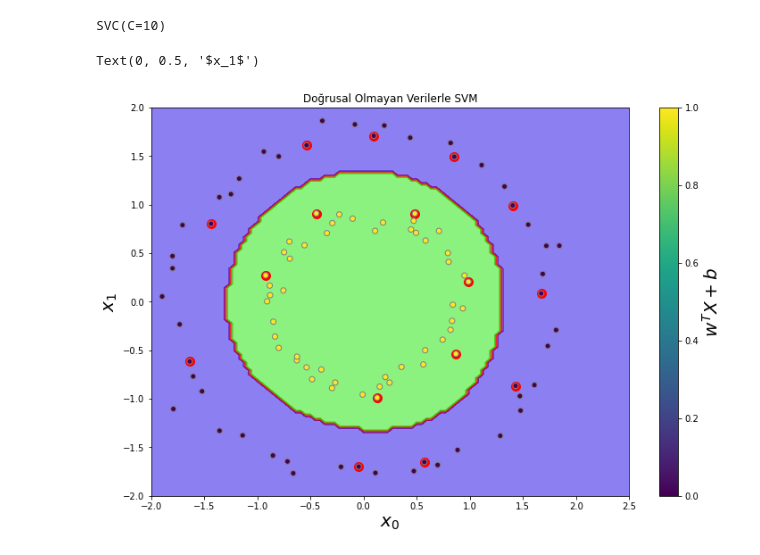
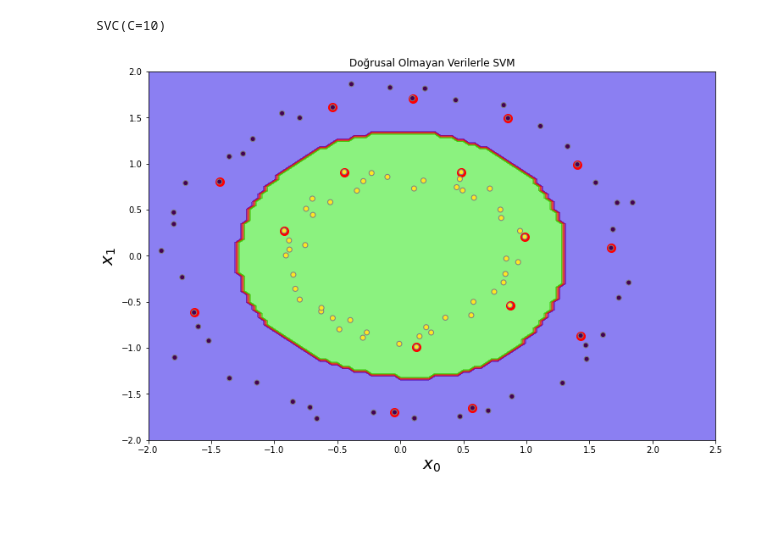
Before and after one commit to ibrakaplan/SVM-Example, a Jupyter notebook: SVM Classification.ipynb, the cells around one changed output. Cells and saved outputs as stored; diff of their text form; code cells hidden in the pictures; blank space fills up the shorter version.

```diff
--- a/SVM Classification.ipynb
+++ b/SVM Classification.ipynb
@@ -122,13 +140,12 @@ SVC(C=10)
 # %%
 plt.figure(figsize=(12,8))
 plt.contourf(xx, yy, model4.predict(np.array([xx.ravel(), yy.ravel()]).T).reshape(xx.shape),
              alpha=0.5, levels=10, cmap=plt.cm.brg)
 plt.scatter(*model4.support_vectors_.T, s=100, linewidth=1, facecolors='red')
-plt.colorbar().set_label('$w^T X + b$',fontsize=20)
+# plt.colorbar().set_label('$w^T X + b$',fontsize=20)
 plt.scatter(*(preprocessing.scale(X1*[1000, 1])).T, c=y1, edgecolors='grey')
 plt.title('Doğrusal Olmayan Verilerle SVM')
 plt.xlabel('$x_0$', fontsize=20)
-plt.ylabel('$x_1$', fontsize=20)
+plt.ylabel('$x_1$', fontsize=20);
 # %% [output]
-Text(0, 0.5, '$x_1$')
-[figure, old version]
+[figure, new version]
```
Also changed, not shown: parts of 7 cells of this notebook.
